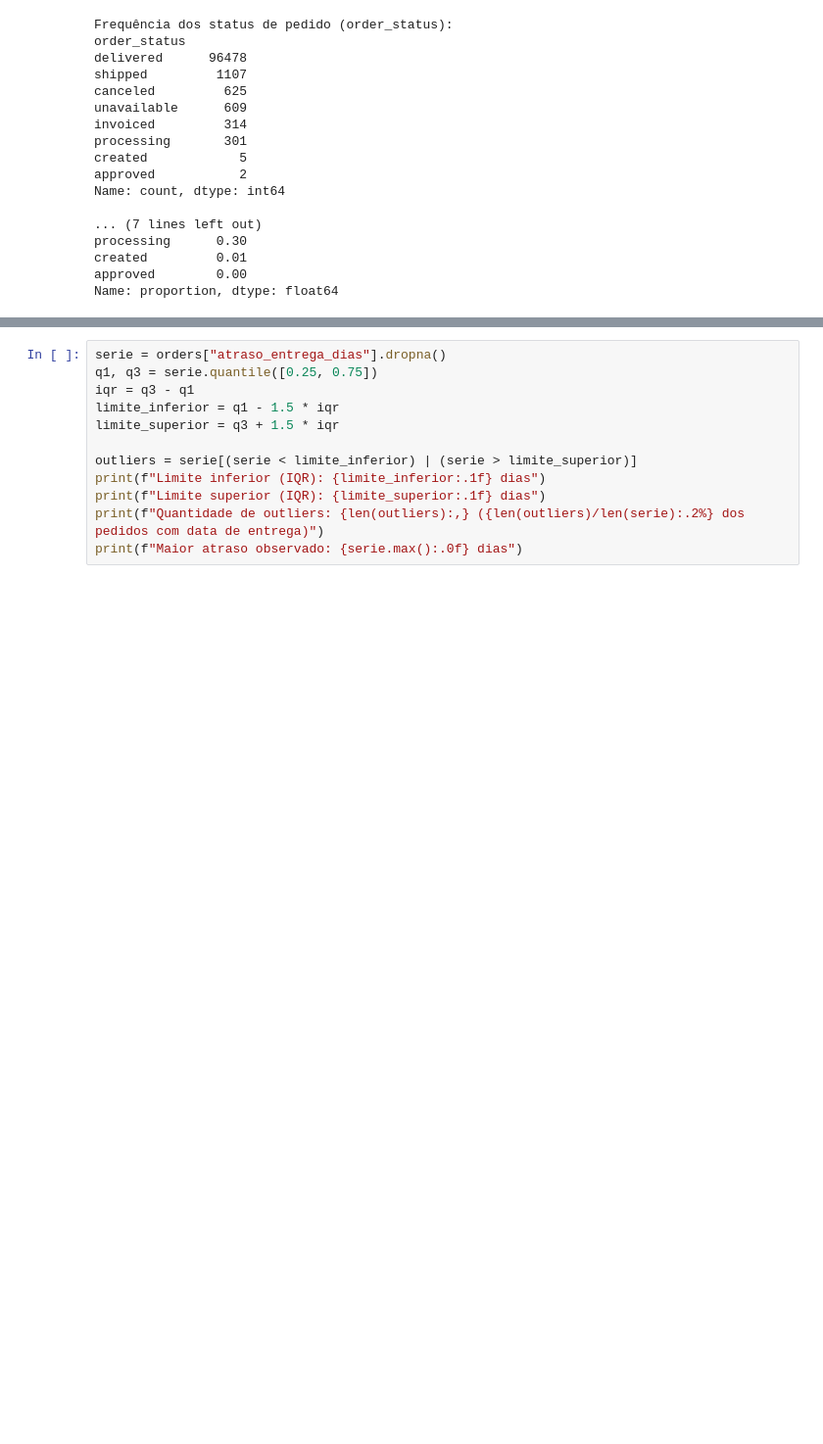
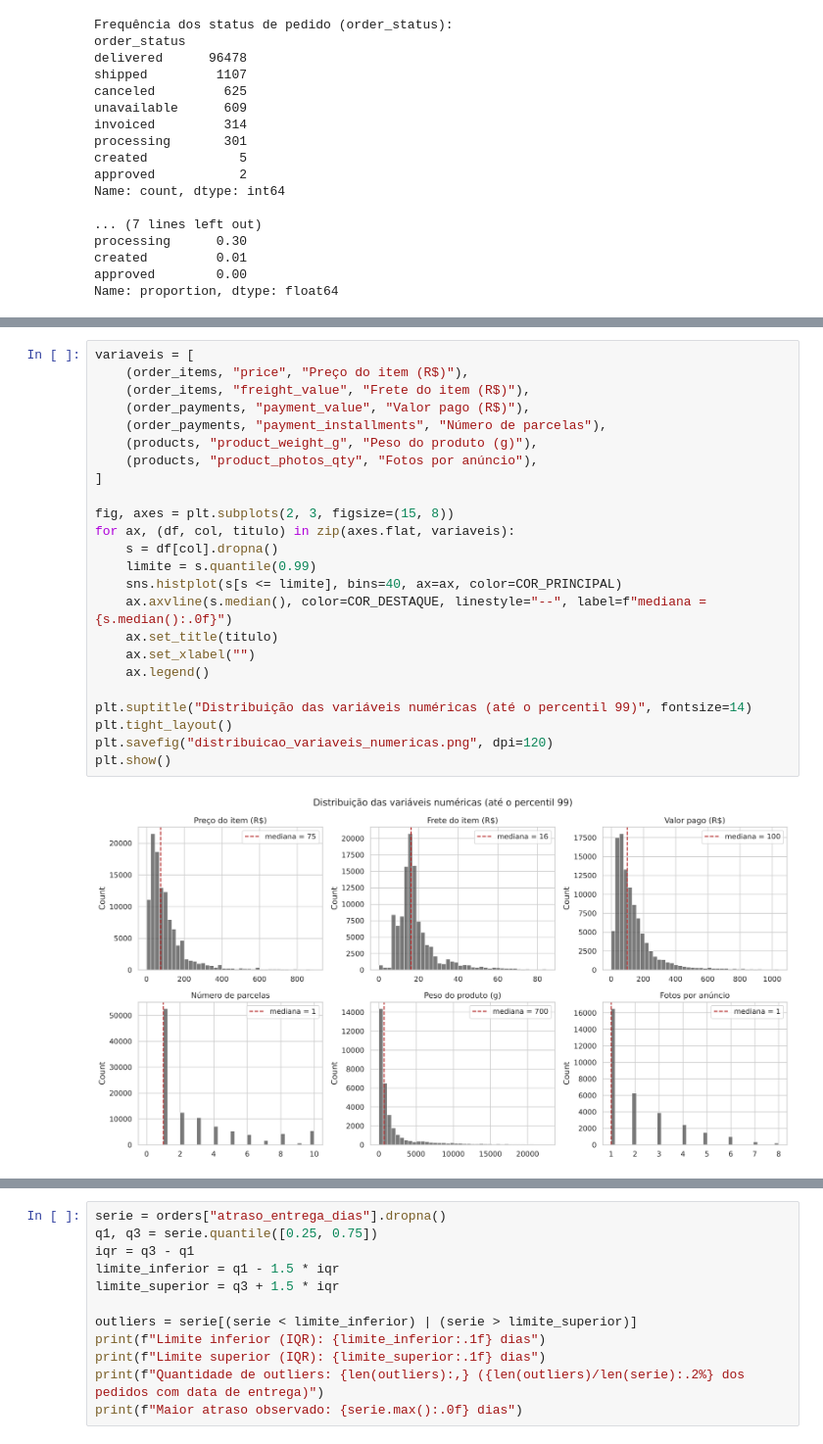
Before and after one commit to fpassr/Projeto-Aplicado-I, a Jupyter notebook: notebooks/01_analise_exploratoria_olist.ipynb, the cells around one changed output, grey strips where cells are left out. Shown at 98% size. Drawn from its saved outputs; the diff is of its cells as text; blank space fills up the shorter version.

```diff
--- a/notebooks/01_analise_exploratoria_olist.ipynb
+++ b/notebooks/01_analise_exploratoria_olist.ipynb
@@ -274,0 +415,26 @@ Name: proportion, dtype: float64
+# %%
+variaveis = [
+    (order_items, "price", "Preço do item (R$)"),
+    (order_items, "freight_value", "Frete do item (R$)"),
+    (order_payments, "payment_value", "Valor pago (R$)"),
+    (order_payments, "payment_installments", "Número de parcelas"),
+    (products, "product_weight_g", "Peso do produto (g)"),
+    (products, "product_photos_qty", "Fotos por anúncio"),
+]
+
+fig, axes = plt.subplots(2, 3, figsize=(15, 8))
+for ax, (df, col, titulo) in zip(axes.flat, variaveis):
+    s = df[col].dropna()
+    limite = s.quantile(0.99)
+    sns.histplot(s[s <= limite], bins=40, ax=ax, color=COR_PRINCIPAL)
+    ax.axvline(s.median(), color=COR_DESTAQUE, linestyle="--", label=f"mediana = {s.median():.0f}")
+    ax.set_title(titulo)
+    ax.set_xlabel("")
+    ax.legend()
+
+plt.suptitle("Distribuição das variáveis numéricas (até o percentil 99)", fontsize=14)
+plt.tight_layout()
+plt.savefig("distribuicao_variaveis_numericas.png", dpi=120)
+plt.show()
+# %% [output]
+[figure, added]
```
Also changed, not shown: parts of 32 cells of this notebook, 10 other files.
